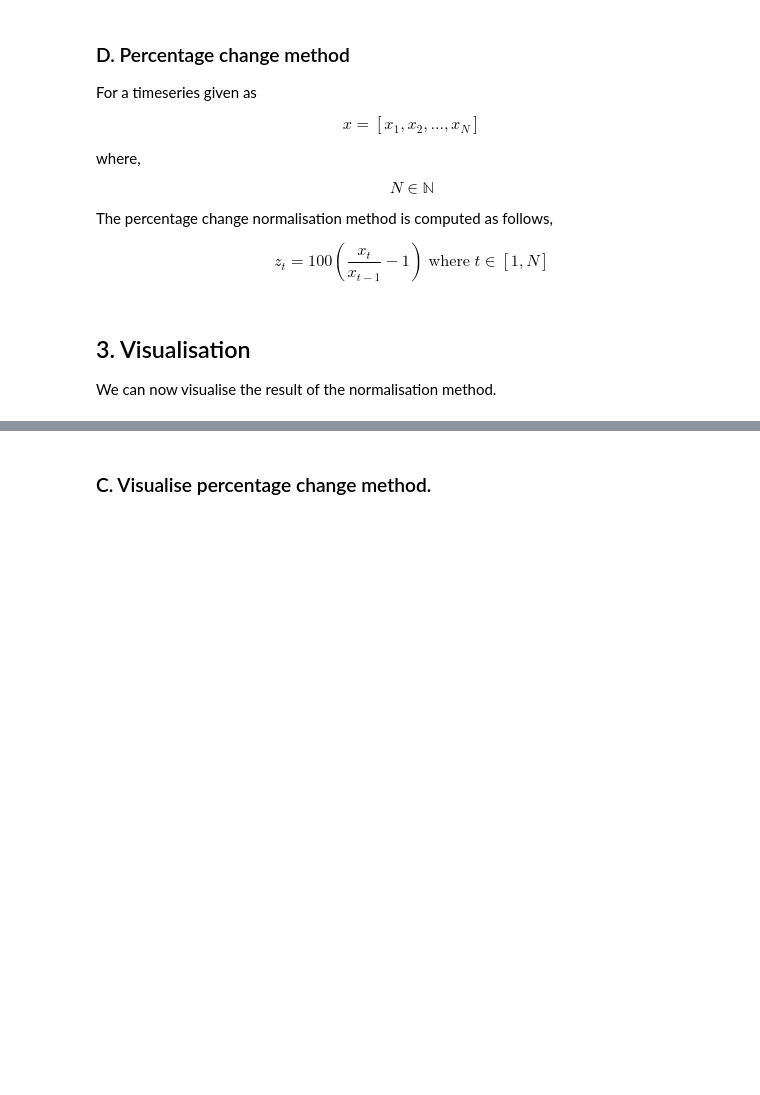
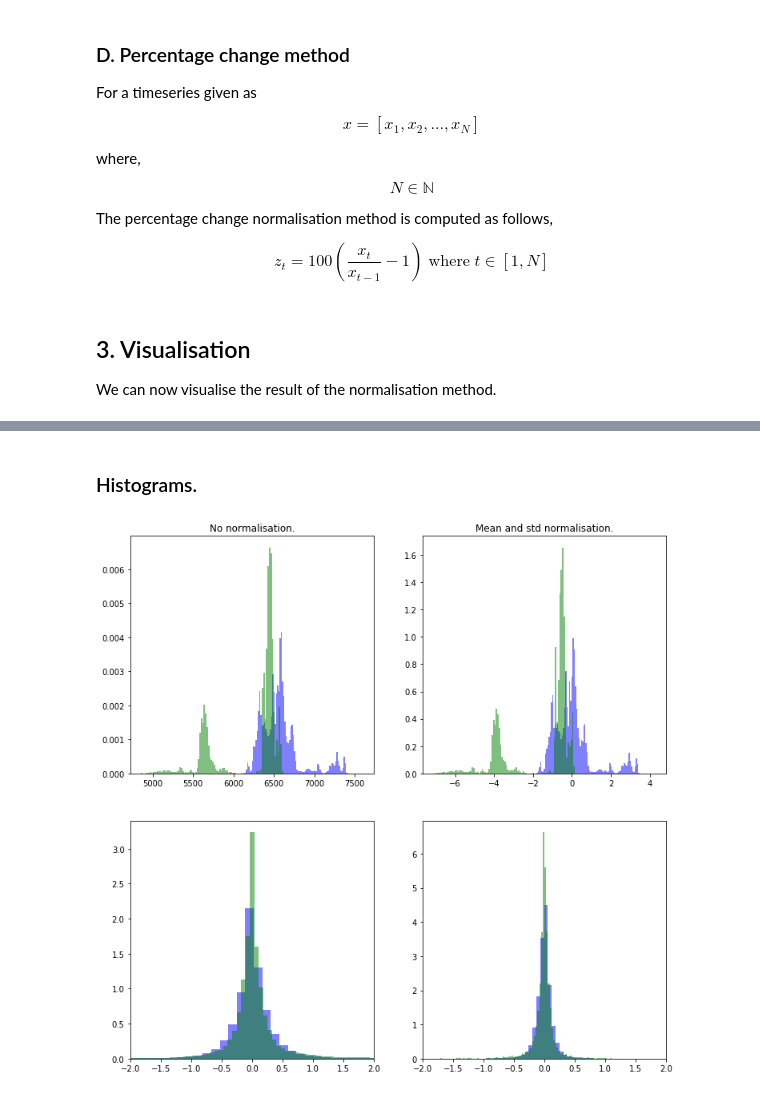
Before and after one commit to LUOFENGZHOU/njord, a Jupyter notebook: notebook/njord_handle_data.ipynb, the cells around one changed output, grey strips where cells are left out. Saved outputs shown, nothing was run; the diff lists cells and outputs as text; code cells hidden in the pictures; blank space fills up the shorter version.

```diff
--- a/notebook/njord_handle_data.ipynb
+++ b/notebook/njord_handle_data.ipynb
@@ -149,7 +149,7 @@ def normalise_pvt(df, lookback, log=False):
     for k in range(lookback):
         s = lookback - k - 1
         if log is False:
-            dfs = 100 * ( df.shift(s) / ( df[["avg"]] + eps ) - 1.0 )
+            dfs = 100 * ( df.shift(s) / ( df + eps ) - 1.0 )
         else:
             dfs = 100 * ( np.log(df.shift(s)) - np.log(df) )
         data.append(dfs)
@@ -272,2 +199,0 @@ plt.show()
-# %% [markdown]
-### C. Visualise percentage change method.
@@ -292,0 +200,42 @@ plot_corr(df_tr_pct)
+# %%
+# Set the lookback horizon.
+LK = 16
+
+# 1. Window.
+df_tr_w = window(df_tr, LK)
+df_te_w = window(df_te, LK)
+
+# 2. Normalise mean and variance
+df_tr_std = normalise_std(df_tr, LK)
+df_te_std = normalise_std(df_te, LK, df_tr.mean(), df_tr.std())
+
+# 3. Normalise pivot change.
+df_tr_pvt = normalise_pvt(df_tr, LK)
+df_te_pvt = normalise_pvt(df_te, LK)
+
+# 4. Normalise perctange change.
+df_tr_pct = normalise_pct(df_tr, LK)
+df_te_pct = normalise_pct(df_te, LK)
+# %% [markdown]
+### Histograms.
+# %%
+plt.figure(figsize=(12, 12))
+plt.subplot(221)
+plt.hist(df_tr_w.values.reshape(-1,1), 100, density=True, facecolor="b", alpha=0.50);
+plt.hist(df_te_w.values.reshape(-1,1), 100, density=True, facecolor="g", alpha=0.50);
+plt.title("No normalisation.")
+plt.subplot(222)
+plt.hist(df_tr_std.values.reshape(-1,1), 100, density=True, facecolor="b", alpha=0.50);
+plt.hist(df_te_std.values.reshape(-1,1), 100, density=True, facecolor="g", alpha=0.50);
+plt.title("Mean and std normalisation.")
+plt.subplot(223)
+plt.hist(df_tr_pvt.values.reshape(-1,1), 200, density=True, facecolor="b", alpha=0.50);
+plt.hist(df_te_pvt.values.reshape(-1,1), 200, density=True, facecolor="g", alpha=0.50);
+plt.xlim([-2, 2])
+plt.subplot(224)
+plt.hist(df_tr_pct.values.reshape(-1,1), 200, density=True, facecolor="b", alpha=0.50);
+plt.hist(df_te_pct.values.reshape(-1,1), 200, density=True, facecolor="g", alpha=0.50);
+plt.xlim([-2, 2])
+plt.show()
+# %% [output]
+[figure, added]
```
Also changed, not shown: parts of 12 cells of this notebook.
